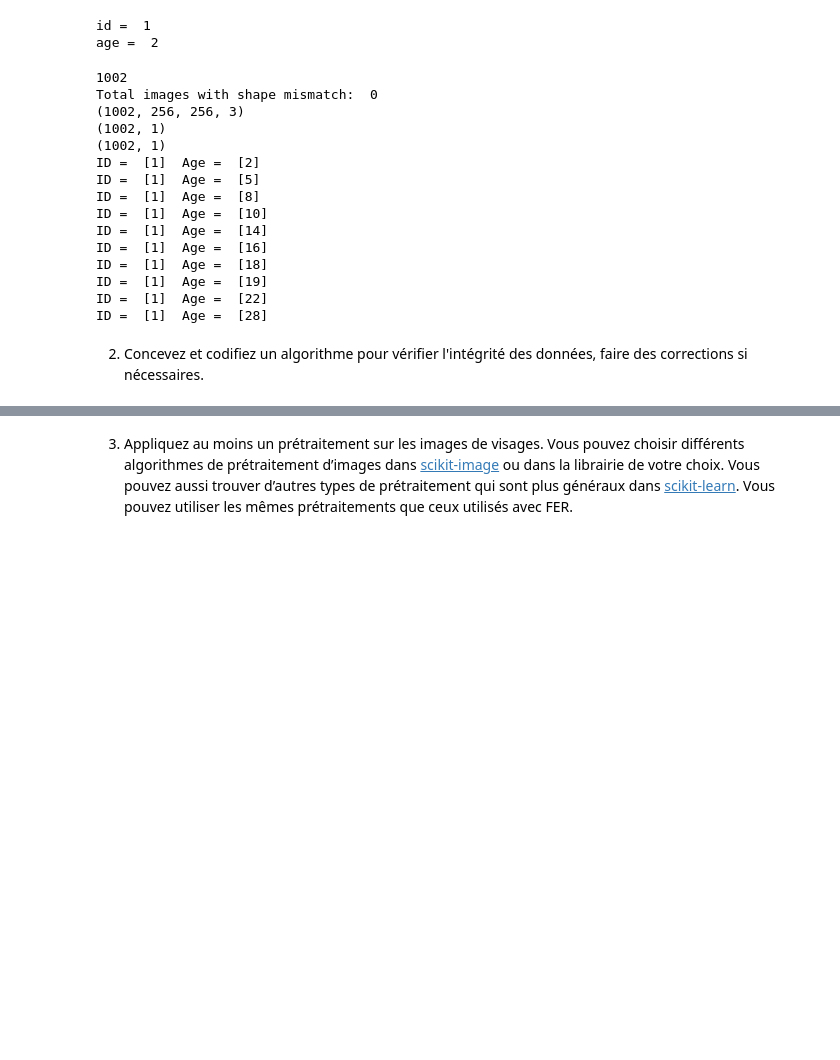
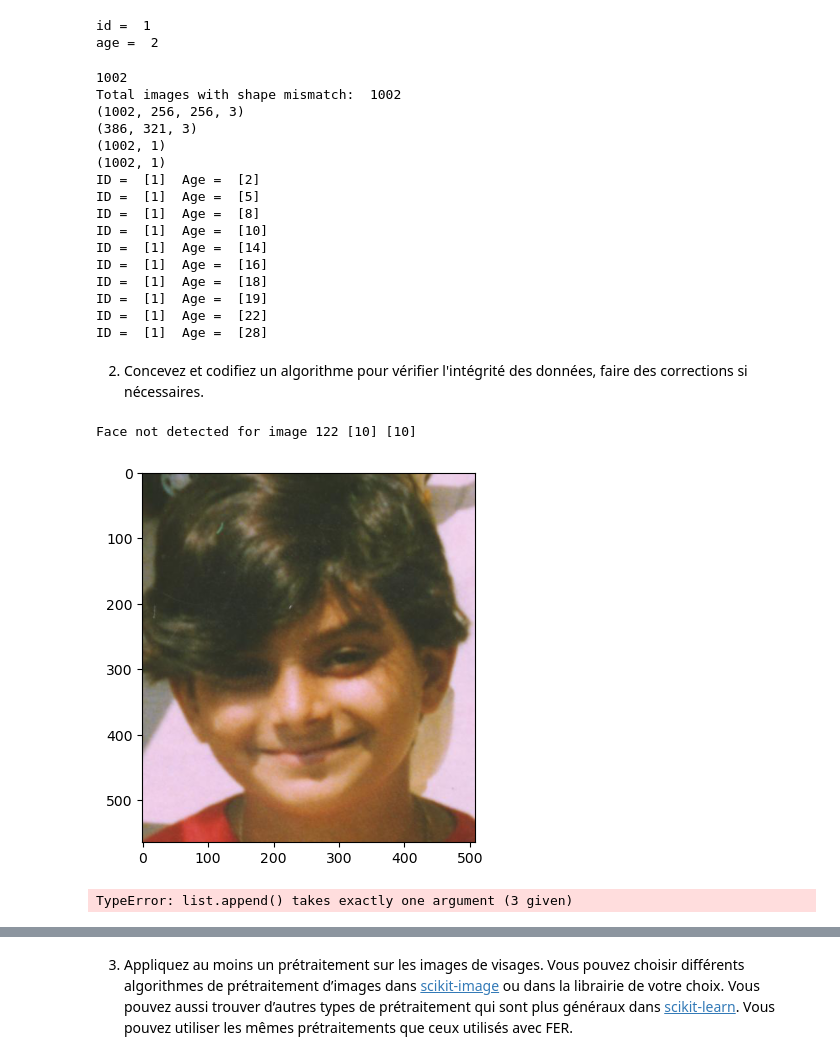
Before and after one commit to Scammaz/771-lab2, a Jupyter notebook: Lab5.ipynb, the cells around one changed output, grey strips where cells are left out. Cells and saved outputs as stored; diff of their text form; code cells hidden in the pictures; blank space fills up the shorter version.

```diff
--- a/Lab5.ipynb
+++ b/Lab5.ipynb
@@ -102,16 +138,7 @@ import numpy as np
 import re
 
 
-def getId_Age_from_fileName(fileName):
-    s1 = fileName.split(".")
 
-    s2 = s1[0].split("A")
-    s2[1] = re.sub('[^0-9]','', s2[1])
-
-    id = int(s2[0])
-    age = int(s2[1])
-
-    return id, age
 
 
 foldername = "fgnet"
@@ -122,6 +149,7 @@ print(len(dir_list))
 X_data = np.zeros((len(dir_list), 256, 256, 3), dtype=np.uint8)
 Y_data = np.zeros((len(dir_list), 1), dtype=int)
 Z_data = np.zeros((len(dir_list), 1), dtype=int)
+X_data_list = []
 
 
 dir_list.sort()
@@ -140,15 +168,19 @@ for file in dir_list:
         # Open the image and resize to 256x256
         img_path = os.path.join(foldername, filename)
         with Image.open(img_path) as img:
-            img = img.resize((256, 256))
+            #img = img.resize((256, 256))
             img_array = np.array(img)
 
             if img_array.ndim == 2:  # Grayscale image
                 img_array = np.stack((img_array,) * 3, axis=-1)
 
             if img_array.shape == (256, 256, 3):
-                X_data[inti] = img_array
+                #X_data[inti] = img_array
+                X_data_list.append(img_array)
+
             else:
+                X_data_list.append(img_array)
+               # X_data[inti] = img_array
                 count += 1
                 #print(f"Image shape mismatch for file: {filename}")
 
@@ -157,6 +189,7 @@ for file in dir_list:
 
 print("Total images with shape mismatch: ", count)
 print(X_data.shape)
+print(X_data_list[0].shape)
 print(Y_data.shape)
 print(Z_data.shape)
 
@@ -164,8 +197,9 @@ for i in range(0, 10):
     print("ID = ", Z_data[i], " Age = ", Y_data[i])
 # %% [output]
 1002
-Total images with shape mismatch:  0
+Total images with shape mismatch:  1002
 (1002, 256, 256, 3)
+(386, 321, 3)
 (1002, 1)
 (1002, 1)
 ID =  [1]  Age =  [2]
@@ -184,25 +218,47 @@ ID =  [1]  Age =  [28]
 # %%
 # Not sure how to do this
 
-for images in X_data:
+inti = 0
+nmb = 0
+bad_images = []
+indexes = []
+for images in X_data_list:
     #do something to check if the images are okay
     if images.shape != (256, 256, 3):
-        print("Image shape is not correct")
+        #print("Image shape is not correct")
+        pass
     if images.dtype != np.uint8:
         print("Image type is not uint8")
     if images.max() > 255 or images.min() < 0:
         print("Image pixel values are out of range")
     mean = np.mean(images)
     if mean < 0 or mean > 255:
         print("Image mean is out of range")
+    if np.std(images) < 1 or np.std(images) > 255:
+        print("Image std is out of range")
+    if np.isnan(images).any():
+        print("Image contains NaNs")
+    if detect_faces_face_recognition(images) != 1:
+        print("Face not detected for image", inti,  Z_data[inti], Y_data[inti])
+        plt.imshow(images)
+        plt.show()
+        bad_images.append(images)
+        indexes.append(inti)
+        nmb += 1
+    inti += 1
+print("Total images with no faces detected: ", nmb)
 
 
 for age in Y_data:
     #do something to check if the ages are okay
     if age<0 or age > 100:
         print("Age is out of range")
 
 for id in Z_data:
     #do something to check if the ids are okay
     if id<0 or id > 1000:
         print("ID is out of range")
+# %% [output]
+Face not detected for image 122 [10] [10]
+[figure, added]
+TypeError: list.append() takes exactly one argument (3 given)
```
Also changed, not shown: parts of 5 cells of this notebook.
